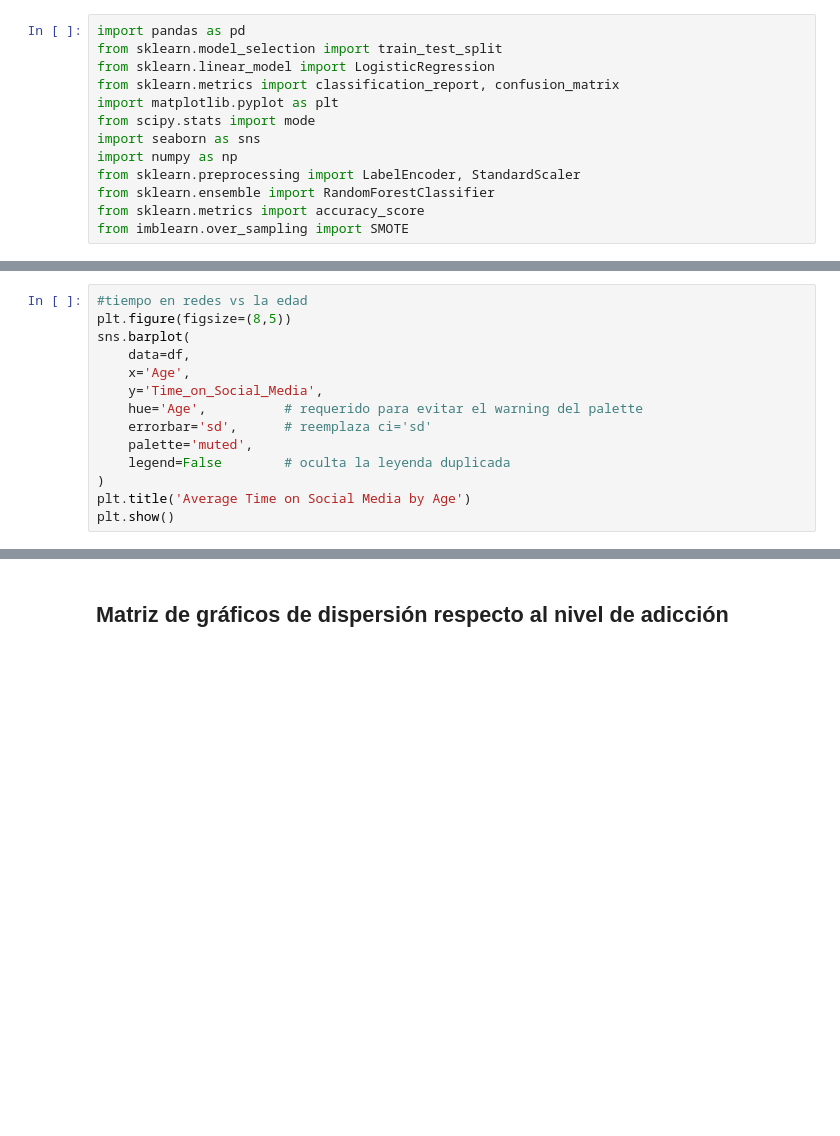
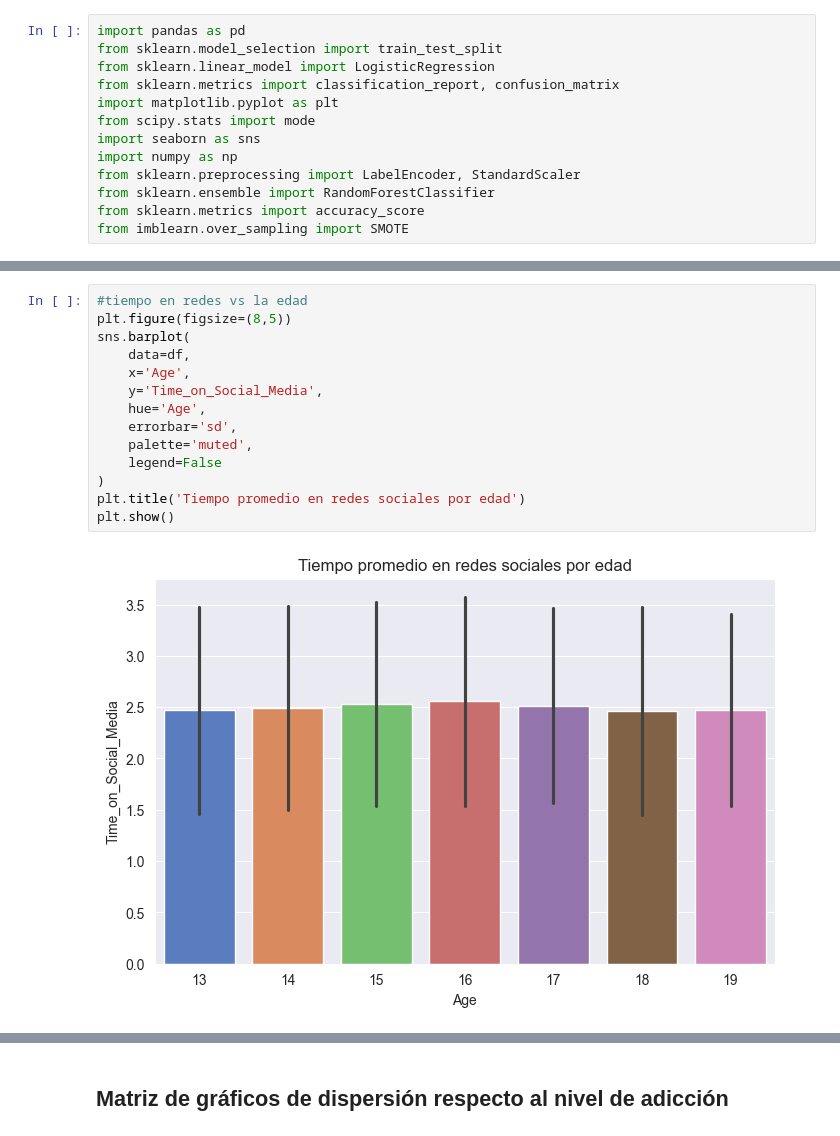
Before and after one commit to somoel/uso_telefono_adolescentes, a Jupyter notebook: notebooks/analysis.ipynb, the cells around one changed output, grey strips where cells are left out. Cells and saved outputs as stored; diff of their text form; blank space fills up the shorter version.

```diff
--- a/notebooks/analysis.ipynb
+++ b/notebooks/analysis.ipynb
@@ -47,14 +136,16 @@ plt.show()
 # %%
 #tiempo en redes vs la edad
 plt.figure(figsize=(8,5))
 sns.barplot(
     data=df,
     x='Age',
     y='Time_on_Social_Media',
-    hue='Age',          # requerido para evitar el warning del palette
-    errorbar='sd',      # reemplaza ci='sd'
+    hue='Age',
+    errorbar='sd',
     palette='muted',
-    legend=False        # oculta la leyenda duplicada
+    legend=False
 )
-plt.title('Average Time on Social Media by Age')
+plt.title('Tiempo promedio en redes sociales por edad')
 plt.show()
+# %% [output]
+[figure, added]
```
Also changed, not shown: parts of 28 cells of this notebook.
